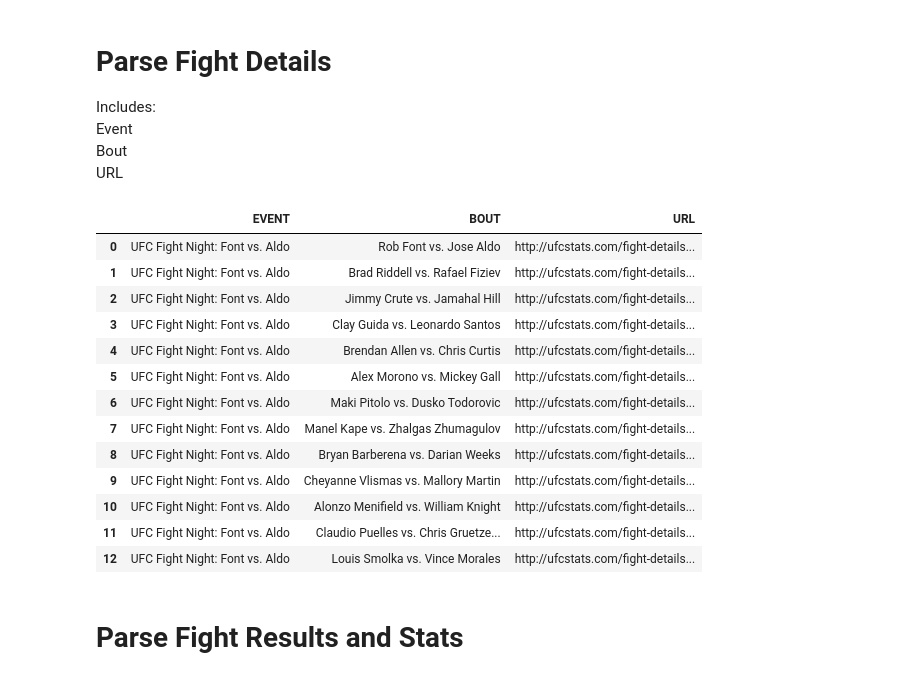
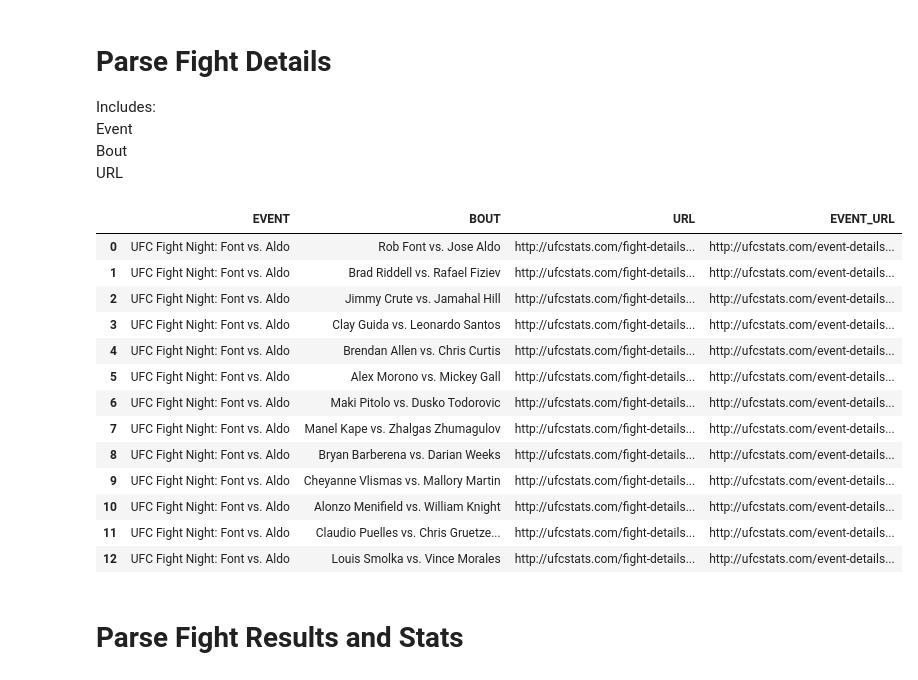
Before and after one commit to fantasy-fight-club/scrape_ufc_stats, a Jupyter notebook: scrape_ufc_stats_working_example.ipynb, the cells around one changed output. Cells and saved outputs as stored; diff of their text form; code cells hidden in the pictures.

Commit message:
add event link to fight results and directly scrape if it is a title fight

```diff
--- a/scrape_ufc_stats_working_example.ipynb
+++ b/scrape_ufc_stats_working_example.ipynb
@@ -95,25 +95,25 @@ url = 'http://ufcstats.com/event-details/509697e08673d2e5'
 soup = LIB.get_soup(url)
 # %%
 # parse fight links
-fight_details_df = LIB.parse_fight_details(soup)
+fight_details_df = LIB.parse_fight_details(soup, url)
 
 # show fight links
 display(fight_details_df)
 # %% [output]
-|  | EVENT | BOUT | URL |
-| 0 | UFC Fight Night: Font vs. Aldo | Rob Font vs. Jose Aldo | http://ufcstats.com/fight-details... |
-| 1 | UFC Fight Night: Font vs. Aldo | Brad Riddell vs. Rafael Fiziev | http://ufcstats.com/fight-details... |
-| 2 | UFC Fight Night: Font vs. Aldo | Jimmy Crute vs. Jamahal Hill | http://ufcstats.com/fight-details... |
-| 3 | UFC Fight Night: Font vs. Aldo | Clay Guida vs. Leonardo Santos | http://ufcstats.com/fight-details... |
-| 4 | UFC Fight Night: Font vs. Aldo | Brendan Allen vs. Chris Curtis | http://ufcstats.com/fight-details... |
-| 5 | UFC Fight Night: Font vs. Aldo | Alex Morono vs. Mickey Gall | http://ufcstats.com/fight-details... |
-| 6 | UFC Fight Night: Font vs. Aldo | Maki Pitolo vs. Dusko Todorovic | http://ufcstats.com/fight-details... |
-| 7 | UFC Fight Night: Font vs. Aldo | Manel Kape vs. Zhalgas Zhumagulov | http://ufcstats.com/fight-details... |
-| 8 | UFC Fight Night: Font vs. Aldo | Bryan Barberena vs. Darian Weeks | http://ufcstats.com/fight-details... |
-| 9 | UFC Fight Night: Font vs. Aldo | Cheyanne Vlismas vs. Mallory Martin | http://ufcstats.com/fight-details... |
-| 10 | UFC Fight Night: Font vs. Aldo | Alonzo Menifield vs. William Knight | http://ufcstats.com/fight-details... |
-| 11 | UFC Fight Night: Font vs. Aldo | Claudio Puelles vs. Chris Gruetze... | http://ufcstats.com/fight-details... |
-| 12 | UFC Fight Night: Font vs. Aldo | Louis Smolka vs. Vince Morales | http://ufcstats.com/fight-details... |
+|  | EVENT | BOUT | URL | EVENT_URL |
+| 0 | UFC Fight Night: Font vs. Aldo | Rob Font vs. Jose Aldo | http://ufcstats.com/fight-details... | http://ufcstats.com/event-details... |
+| 1 | UFC Fight Night: Font vs. Aldo | Brad Riddell vs. Rafael Fiziev | http://ufcstats.com/fight-details... | http://ufcstats.com/event-details... |
+| 2 | UFC Fight Night: Font vs. Aldo | Jimmy Crute vs. Jamahal Hill | http://ufcstats.com/fight-details... | http://ufcstats.com/event-details... |
+| 3 | UFC Fight Night: Font vs. Aldo | Clay Guida vs. Leonardo Santos | http://ufcstats.com/fight-details... | http://ufcstats.com/event-details... |
+| 4 | UFC Fight Night: Font vs. Aldo | Brendan Allen vs. Chris Curtis | http://ufcstats.com/fight-details... | http://ufcstats.com/event-details... |
+| 5 | UFC Fight Night: Font vs. Aldo | Alex Morono vs. Mickey Gall | http://ufcstats.com/fight-details... | http://ufcstats.com/event-details... |
+| 6 | UFC Fight Night: Font vs. Aldo | Maki Pitolo vs. Dusko Todorovic | http://ufcstats.com/fight-details... | http://ufcstats.com/event-details... |
+| 7 | UFC Fight Night: Font vs. Aldo | Manel Kape vs. Zhalgas Zhumagulov | http://ufcstats.com/fight-details... | http://ufcstats.com/event-details... |
+| 8 | UFC Fight Night: Font vs. Aldo | Bryan Barberena vs. Darian Weeks | http://ufcstats.com/fight-details... | http://ufcstats.com/event-details... |
+| 9 | UFC Fight Night: Font vs. Aldo | Cheyanne Vlismas vs. Mallory Martin | http://ufcstats.com/fight-details... | http://ufcstats.com/event-details... |
+| 10 | UFC Fight Night: Font vs. Aldo | Alonzo Menifield vs. William Knight | http://ufcstats.com/fight-details... | http://ufcstats.com/event-details... |
+| 11 | UFC Fight Night: Font vs. Aldo | Claudio Puelles vs. Chris Gruetze... | http://ufcstats.com/fight-details... | http://ufcstats.com/event-details... |
+| 12 | UFC Fight Night: Font vs. Aldo | Louis Smolka vs. Vince Morales | http://ufcstats.com/fight-details... | http://ufcstats.com/event-details... |
 # %% [markdown]
 # Parse Fight Results and Stats
 # %%
```
Also changed, not shown: parts of 2 cells of this notebook, 8 other files.
